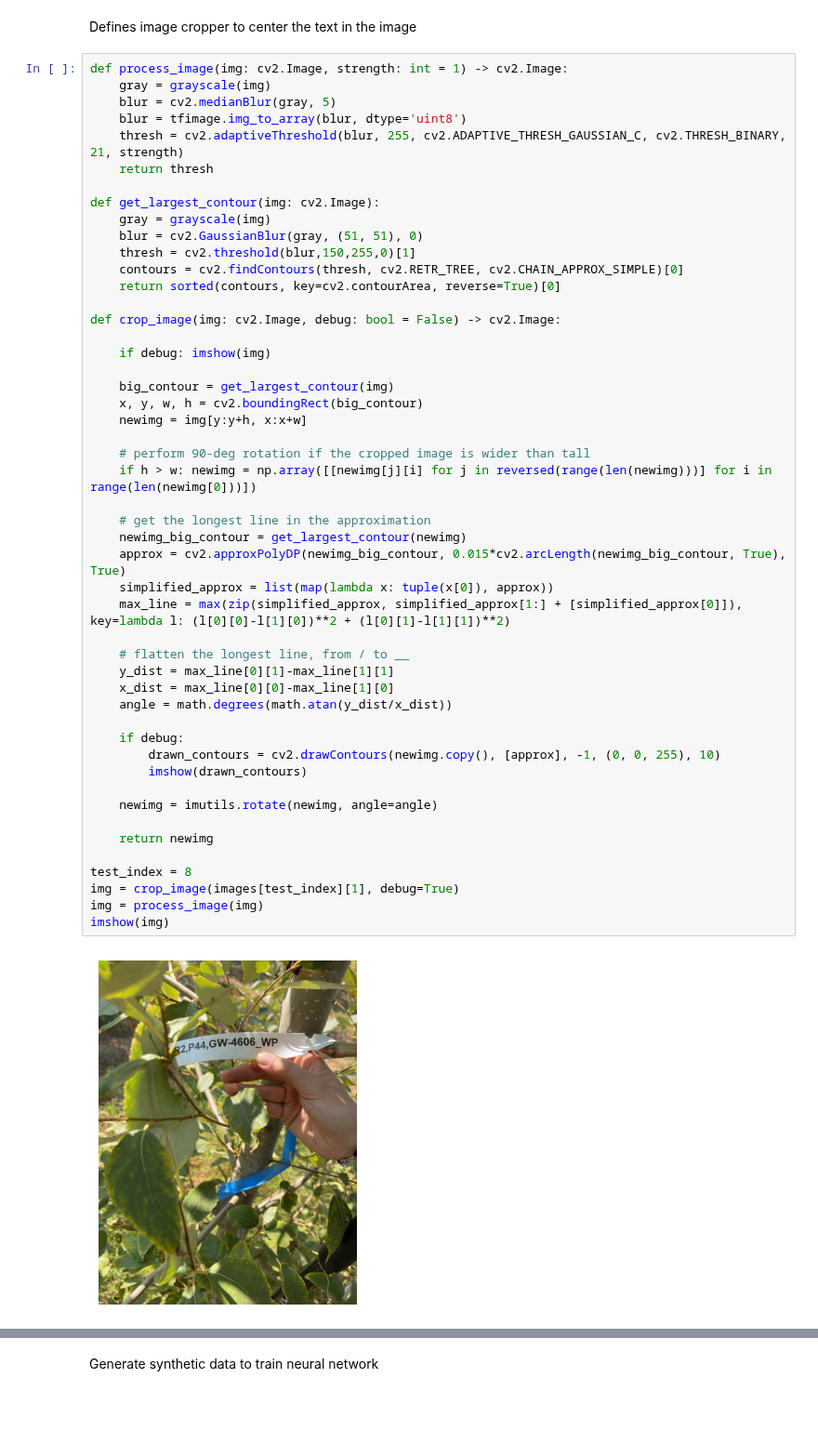
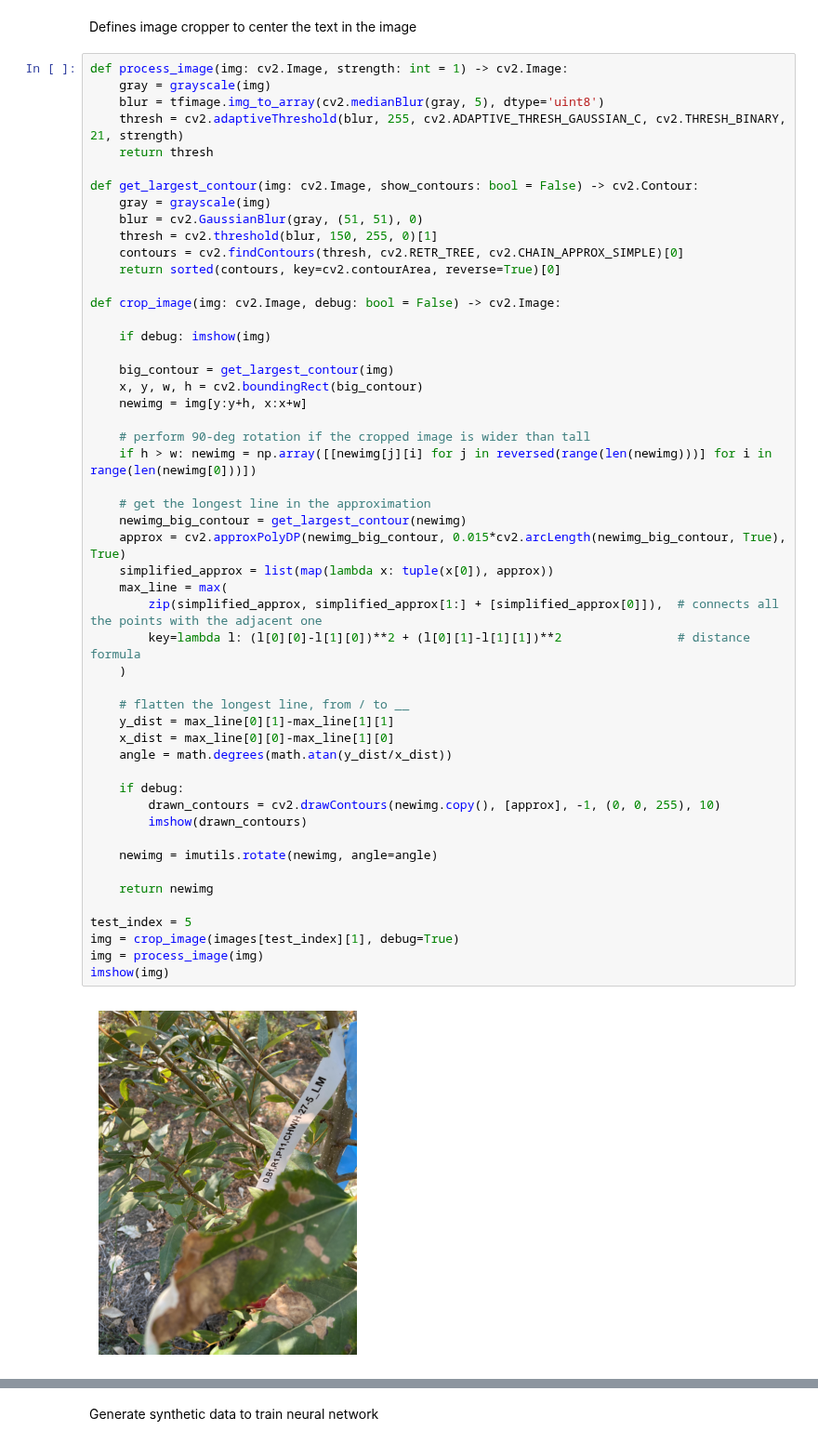
Before and after one commit to vivaansinghvi07/smoky-mountain-data-comp, a Jupyter notebook: main.ipynb, the cells around one changed output, grey strips where cells are left out. Shown at 93% size. Cells and saved outputs as stored; diff of their text form; blank space fills up the shorter version.

```diff
--- a/main.ipynb
+++ b/main.ipynb
@@ -41,15 +44,14 @@ Defines image cropper to center the text in the image
 # %%
 def process_image(img: cv2.Image, strength: int = 1) -> cv2.Image:
     gray = grayscale(img)
-    blur = cv2.medianBlur(gray, 5)
-    blur = tfimage.img_to_array(blur, dtype='uint8')
+    blur = tfimage.img_to_array(cv2.medianBlur(gray, 5), dtype='uint8')
     thresh = cv2.adaptiveThreshold(blur, 255, cv2.ADAPTIVE_THRESH_GAUSSIAN_C, cv2.THRESH_BINARY, 21, strength)
     return thresh
 
-def get_largest_contour(img: cv2.Image):
+def get_largest_contour(img: cv2.Image, show_contours: bool = False) -> cv2.Contour:
     gray = grayscale(img)
     blur = cv2.GaussianBlur(gray, (51, 51), 0)
-    thresh = cv2.threshold(blur,150,255,0)[1]
+    thresh = cv2.threshold(blur, 150, 255, 0)[1]
     contours = cv2.findContours(thresh, cv2.RETR_TREE, cv2.CHAIN_APPROX_SIMPLE)[0]
     return sorted(contours, key=cv2.contourArea, reverse=True)[0]
 
@@ -59,33 +61,36 @@ def crop_image(img: cv2.Image, debug: bool = False) -> cv2.Image:
 
     big_contour = get_largest_contour(img)
     x, y, w, h = cv2.boundingRect(big_contour)
     newimg = img[y:y+h, x:x+w]
 
     # perform 90-deg rotation if the cropped image is wider than tall
     if h > w: newimg = np.array([[newimg[j][i] for j in reversed(range(len(newimg)))] for i in range(len(newimg[0]))])
 
     # get the longest line in the approximation
     newimg_big_contour = get_largest_contour(newimg)
     approx = cv2.approxPolyDP(newimg_big_contour, 0.015*cv2.arcLength(newimg_big_contour, True), True)
     simplified_approx = list(map(lambda x: tuple(x[0]), approx))
-    max_line = max(zip(simplified_approx, simplified_approx[1:] + [simplified_approx[0]]), key=lambda l: (l[0][0]-l[1][0])**2 + (l[0][1]-l[1][1])**2)
+    max_line = max(
+        zip(simplified_approx, simplified_approx[1:] + [simplified_approx[0]]),  # connects all the points with the adjacent one
+        key=lambda l: (l[0][0]-l[1][0])**2 + (l[0][1]-l[1][1])**2                # distance formula
+    )
 
     # flatten the longest line, from / to __
     y_dist = max_line[0][1]-max_line[1][1]
     x_dist = max_line[0][0]-max_line[1][0]
     angle = math.degrees(math.atan(y_dist/x_dist))
 
     if debug:
         drawn_contours = cv2.drawContours(newimg.copy(), [approx], -1, (0, 0, 255), 10)
         imshow(drawn_contours)
 
     newimg = imutils.rotate(newimg, angle=angle)
 
     return newimg
 
-test_index = 8
+test_index = 5
 img = crop_image(images[test_index][1], debug=True)
 img = process_image(img)
 imshow(img)
 # %% [output]
-[figure, old version]
+[figure, new version]
```
Also changed, not shown: parts of 11 cells of this notebook.
